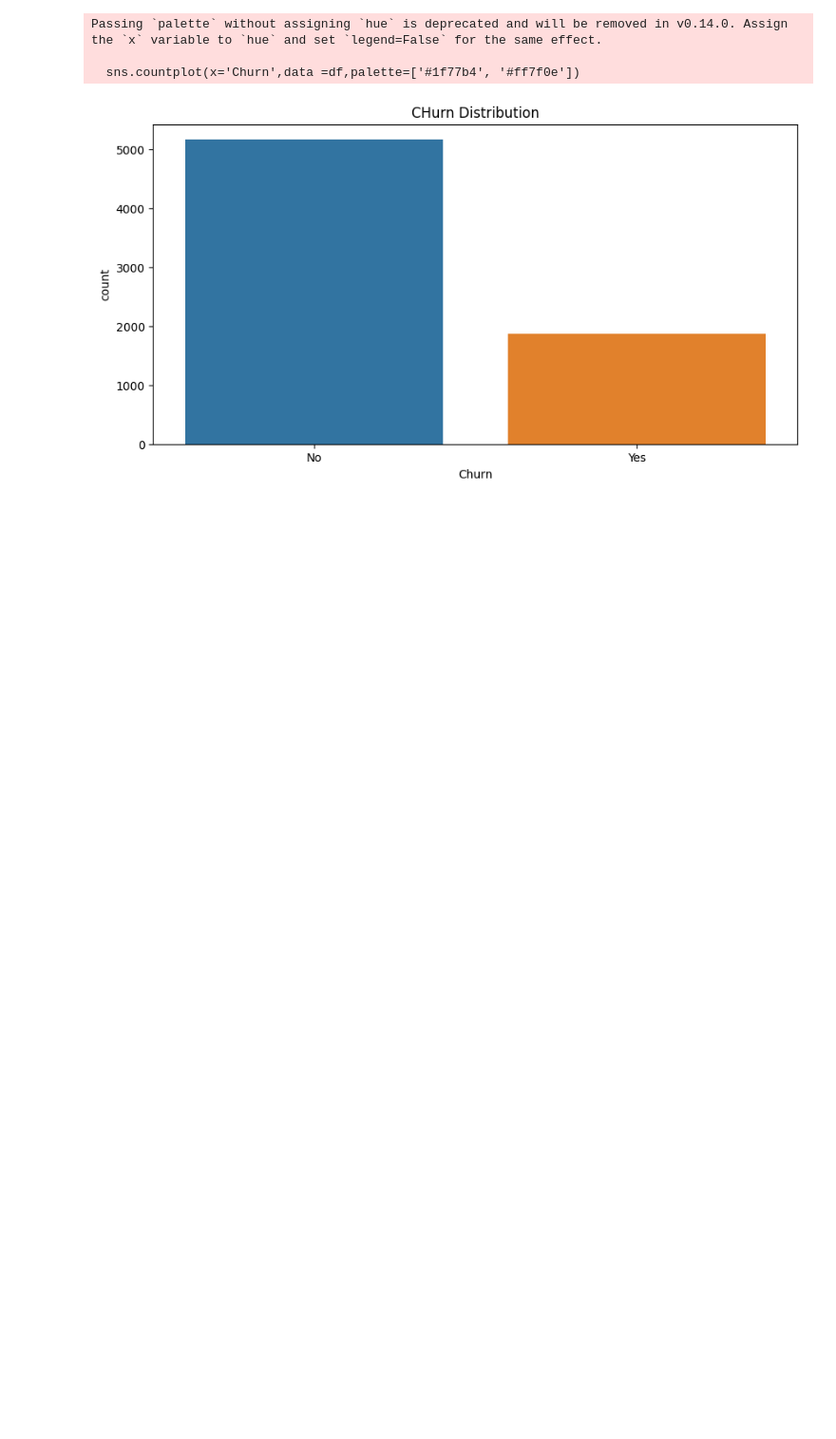
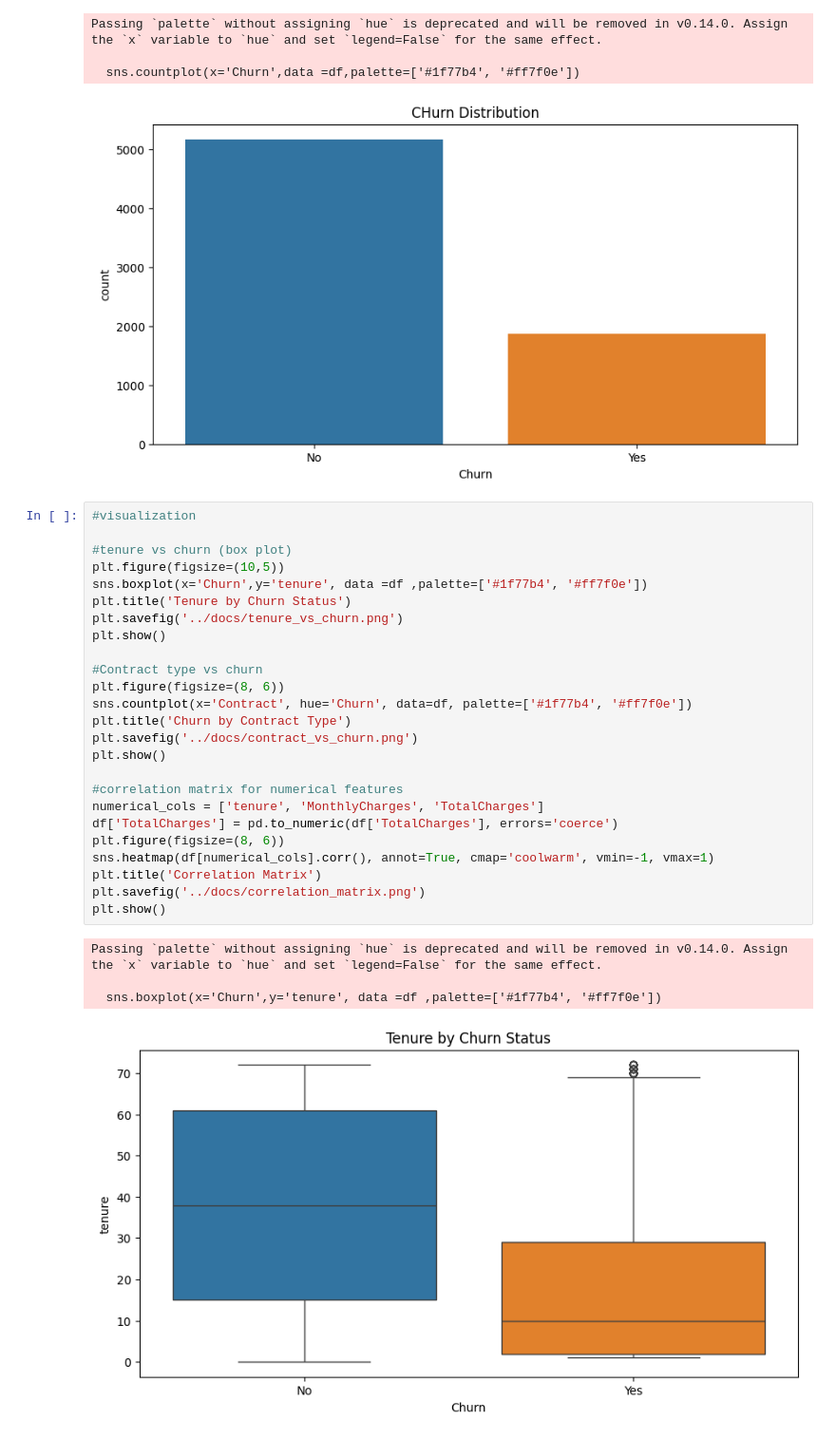
Before and after one commit to g0ku103/Churn-Prediction-Project, a Jupyter notebook: notebooks/eda.ipynb, the cells around one changed output. Shown: that part at 95% size. Saved outputs shown, nothing was run; the diff lists cells and outputs as text; blank space fills up the shorter version.

Commit message:
Add EDA visualization for tenure , contract type, and correlation matrix

```diff
--- a/notebooks/eda.ipynb
+++ b/notebooks/eda.ipynb
@@ -48,3 +48,33 @@ Passing `palette` without assigning `hue` is deprecated and will be removed in v
 
   sns.countplot(x='Churn',data =df,palette=['#1f77b4', '#ff7f0e'])
 [figure]
+# %%
+#visualization
+
+#tenure vs churn (box plot)
+plt.figure(figsize=(10,5))
+sns.boxplot(x='Churn',y='tenure', data =df ,palette=['#1f77b4', '#ff7f0e'])
+plt.title('Tenure by Churn Status')
+plt.savefig('../docs/tenure_vs_churn.png')
+plt.show()
+
+#Contract type vs churn
+plt.figure(figsize=(8, 6))
+sns.countplot(x='Contract', hue='Churn', data=df, palette=['#1f77b4', '#ff7f0e'])
+plt.title('Churn by Contract Type')
+plt.savefig('../docs/contract_vs_churn.png')
+plt.show()
+
+#correlation matrix for numerical features
+numerical_cols = ['tenure', 'MonthlyCharges', 'TotalCharges']
+df['TotalCharges'] = pd.to_numeric(df['TotalCharges'], errors='coerce')
+plt.figure(figsize=(8, 6))
+sns.heatmap(df[numerical_cols].corr(), annot=True, cmap='coolwarm', vmin=-1, vmax=1)
+plt.title('Correlation Matrix')
+plt.savefig('../docs/correlation_matrix.png')
+plt.show()
+# %% [output]
+Passing `palette` without assigning `hue` is deprecated and will be removed in v0.14.0. Assign the `x` variable to `hue` and set `legend=False` for the same effect.
+
+  sns.boxplot(x='Churn',y='tenure', data =df ,palette=['#1f77b4', '#ff7f0e'])
+[figure, added]
```
Also changed, not shown: parts of 1 cell of this notebook, 3 other files.
